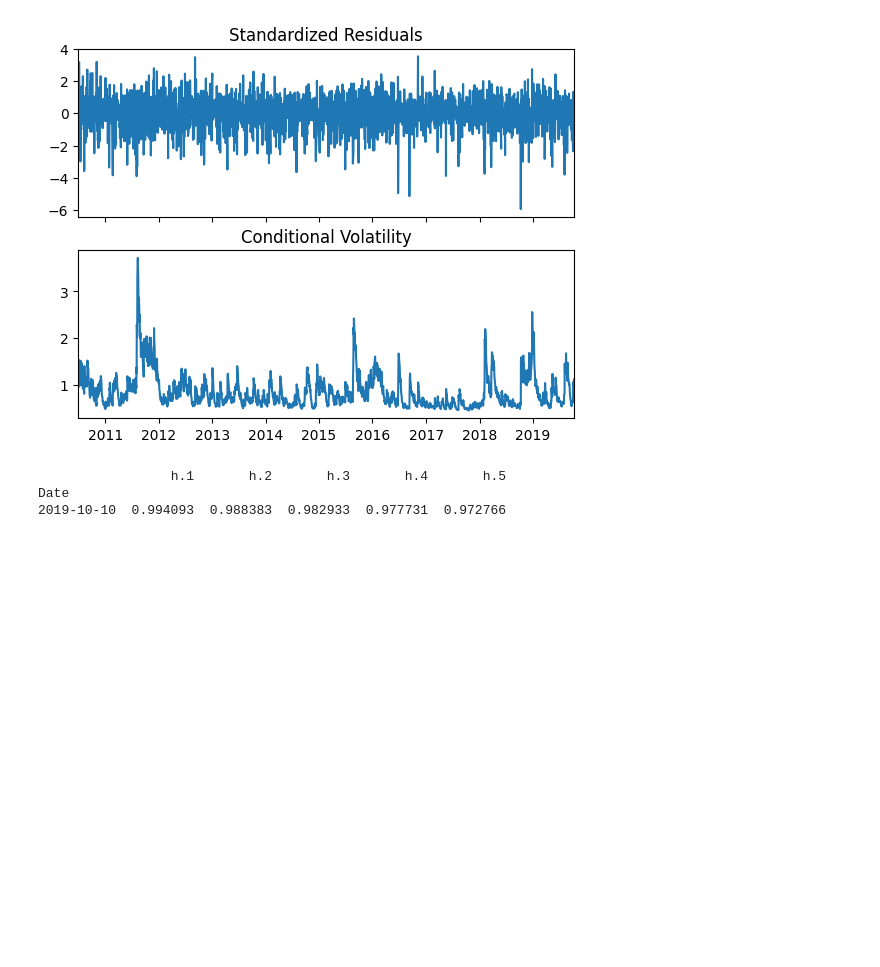
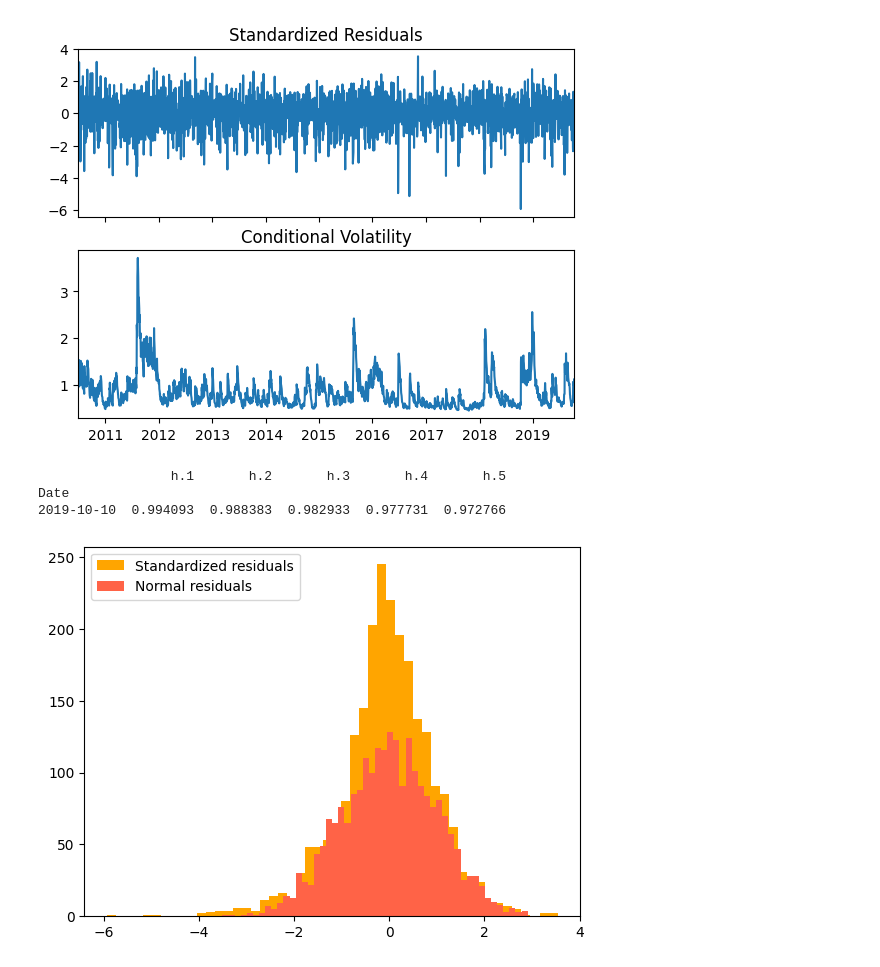
Before and after one commit to imoore99/GARCH, a Jupyter notebook: GARCH.ipynb, the cells around one changed output. Saved outputs shown, nothing was run; the diff lists cells and outputs as text; code cells hidden in the pictures; blank space fills up the shorter version.

```diff
--- a/GARCH.ipynb
+++ b/GARCH.ipynb
@@ -109,3 +111,24 @@ print(gm_forecast.variance[-1:])
                  h.1       h.2       h.3       h.4       h.5
 Date
 2019-10-10  0.994093  0.988383  0.982933  0.977731  0.972766
+# %%
+n_obs = len(gm_result.resid)
+normal_resid = np.random.normal(0, 1, n_obs)
+# %%
+# Obtain model estimated residuals and volatility
+gm_resid = gm_result.resid
+gm_std = gm_result.conditional_volatility
+
+# Calculate the standardized residuals
+gm_std_resid = gm_resid / gm_std
+
+# Plot the histogram of the standardized residuals
+plt.hist(gm_std_resid, bins = 50,
+         facecolor = 'orange', label = 'Standardized residuals')
+# --> How do I calcualte normal residuals??
+plt.hist(normal_resid, bins = 50,
+         facecolor = 'tomato', label = 'Normal residuals')
+plt.legend(loc = 'upper left')
+plt.show()
+# %% [output]
+[figure, added]
```
Also changed, not shown: parts of 25 cells of this notebook.
